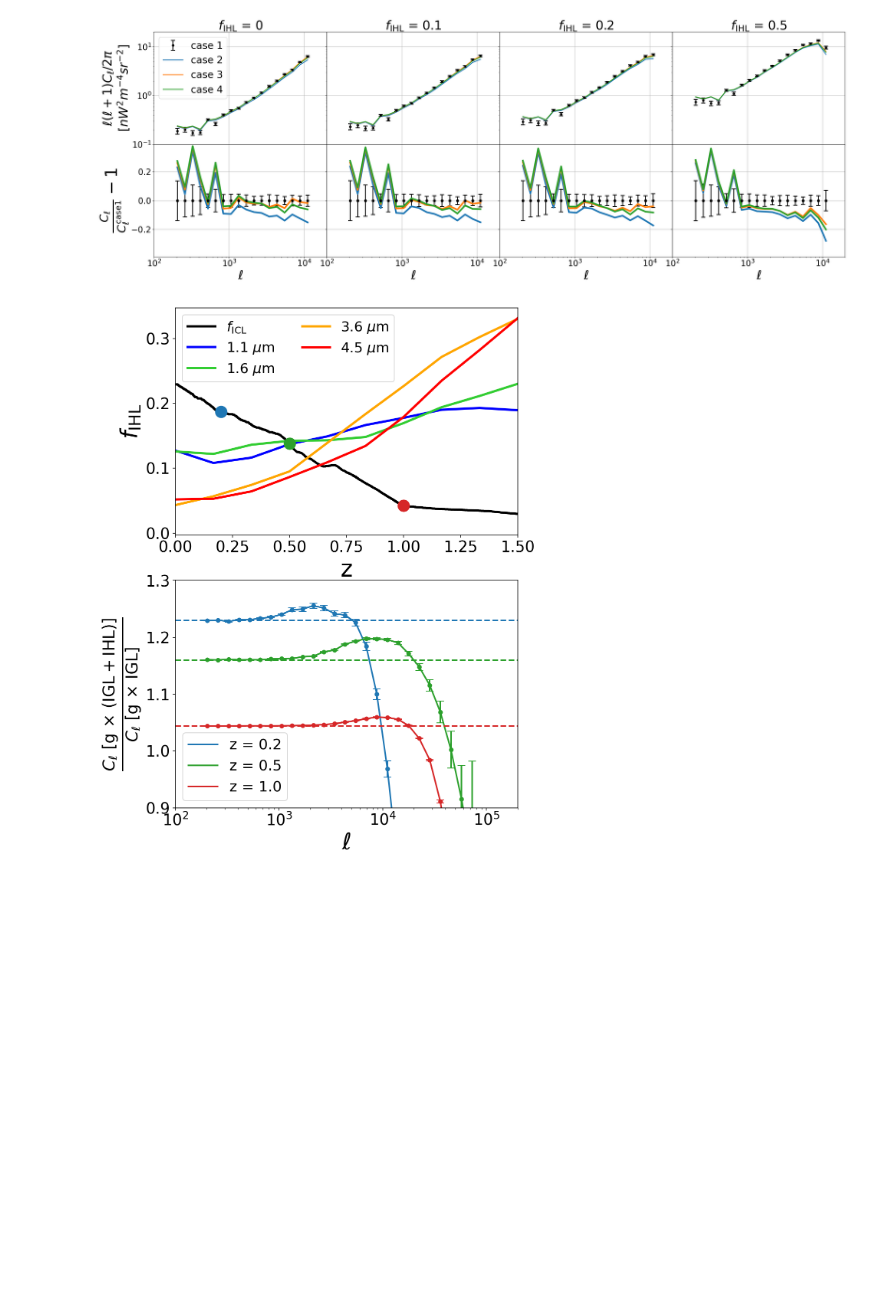
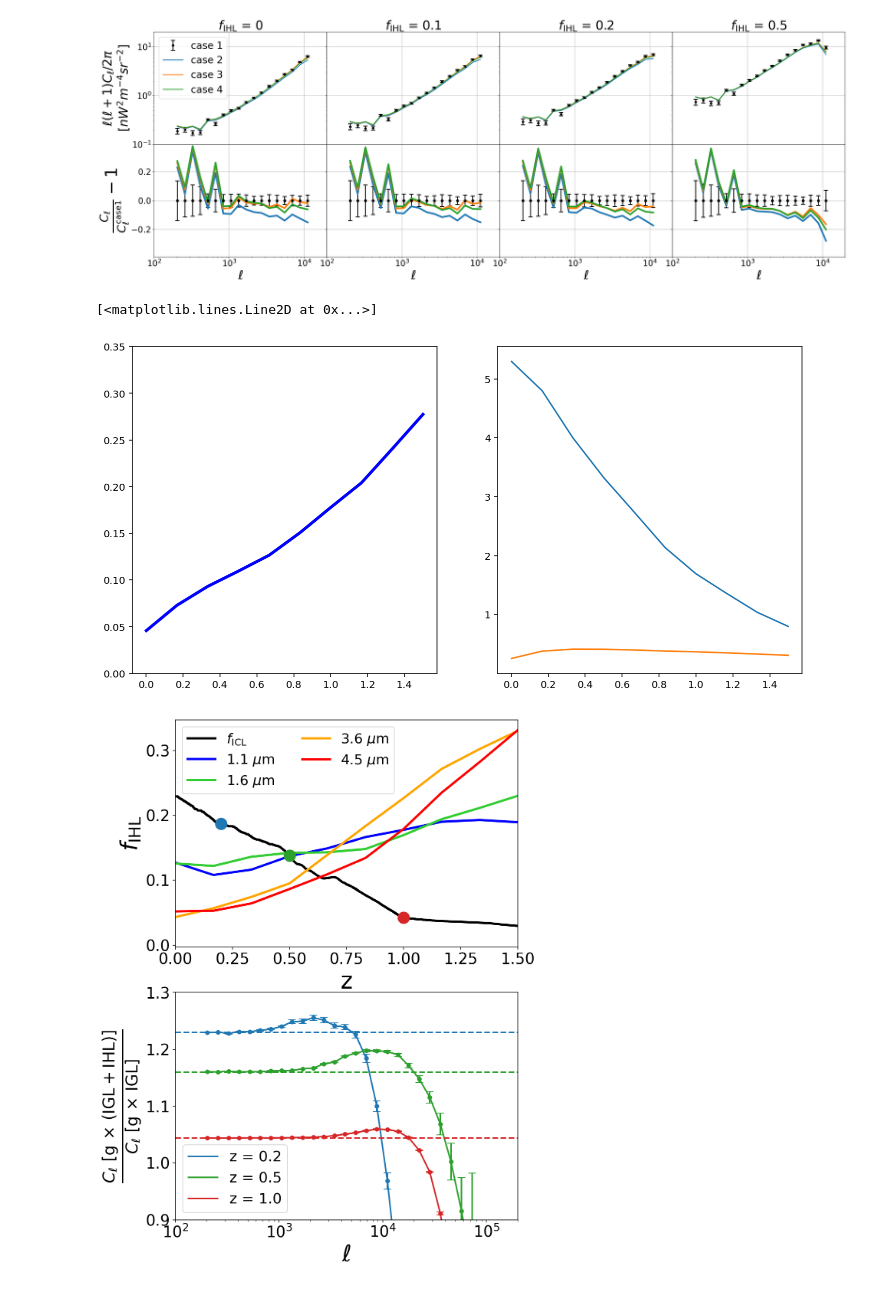
Before and after one commit to yuntingcheng/python_ciber, a Jupyter notebook: stack_modelfit/MICECAT_paperfigs.ipynb, the cells around one changed output. Saved outputs shown, nothing was run; the diff lists cells and outputs as text; code cells hidden in the pictures; blank space fills up the shorter version.

```diff
--- a/stack_modelfit/MICECAT_paperfigs.ipynb
+++ b/stack_modelfit/MICECAT_paperfigs.ipynb
@@ -1220,6 +1334,74 @@ def dnuInu_dz_IGL(z, wl, logMmin=9.03, logMmax=11.91):
     I_IGL = Helgason_model().dnuInu_dz(z, wl) #* Mihl/Mtot
 
     return I_IGL
+# %%
+def L_IHL_z(z, logMmin=9.03, logMmax=11.91):
+    Mh_binedges = np.logspace(logMmin, logMmax, 1000)
+    lnMh_binedges = np.log(Mh_binedges)
+    lnMh_bins = (lnMh_binedges[1:] + lnMh_binedges[:-1]) / 2
+    dlnMh_bins = lnMh_binedges[1:] - lnMh_binedges[:-1]
+    # dndm_binedges, _ = HMFz(z).dndm(m_arr=Mh_binedges)
+    # dndlnm_binedges = dndm_binedges * Mh_binedges
+    dndlnm_binedges = get_dndlnM_fast(z, Mh_binedges)[0]
+    dndlnm_bins = np.sqrt(dndlnm_binedges[1:]*dndlnm_binedges[:-1])
+
+    Af = 0.0015
+    beta = 0.094
+    alpha=1.23
+    f_IHL_M = Af * (np.exp(lnMh_bins)/1e12)**beta
+    L_M_z0 = 5.64e12 * (np.exp(lnMh_bins)/2.7e14)**0.72
+    z_scale = (1+z)**alpha
+    L_IHL_M_z = f_IHL_M * L_M_z0 * z_scale
+
+    dL_dV = np.sum(dndlnm_bins*dlnMh_bins*L_IHL_M_z)
+    return dL_dV
+
+def dnuInu_dz_IHL(z, wl, logMmin=9.03, logMmax=11.91):
+
+    # IHL_SED_data = np.loadtxt('Z14_S25_3Gyr.txt', delimiter=',')
+    # wl_data, wlIwl_data = IHL_SED_data.T
+    # wlIwl_data, wl_data = wlIwl_data[np.argsort(wl_data)], wl_data[np.argsort(wl_data)]
+
+    wl_data = [0.2, 0.4, 0.6, 1, 2, 3, 4, 5]
+    wlIwl_data = [1e-2, 2e-1, 1.5, 2, 1, 6e-1, 2e-1, 1e-1]
+    wlfwl = np.exp(np.interp(wl/(1+z), wl_data, np.log(wlIwl_data)))
+
+    dnuLnu_dV = L_IHL_z(z, logMmin, logMmax) * wlfwl
+    dchi_dz = (const.c / cosmo.H(z)).to(u.Mpc).value
+    dMpc2_dsr = (cosmo.kpc_comoving_per_arcmin(z).to(u.Mpc/u.rad).value)**2
+    DL = cosmo.luminosity_distance(z).value
+    dnuInu_dz = dnuLnu_dV * dchi_dz * dMpc2_dsr / (4 * np.pi * DL**2) # Lsun/Mpc2/sr
+    dnuInu_dz = dnuInu_dz * (u.Lsun/u.Mpc**2).to(u.nW/u.m**2) # nW/m2/sr
+
+    return dnuInu_dz
+
+# z_arr = np.linspace(0,1.5,10)
+# z_arr[0] = 1e-3
+# f_IHL_model = {'z_arr':z_arr, 'wl_arr': [3.6]}#'wl_arr': [1.1, 1.6, 3.6, 4.5]}
+# for wl in f_IHL_model['wl_arr']:
+#     f_IHL_arr = np.zeros_like(z_arr)
+#     I_IGL_arr = np.zeros_like(z_arr)
+#     I_IHL_arr = np.zeros_like(z_arr)
+#     for iz,z in enumerate(z_arr):
+#         I_IGL = dnuInu_dz_IGL(z, wl)
+#         I_IHL = dnuInu_dz_IHL(z, wl)
+#         f_IHL_arr[iz] = I_IHL/(I_IGL+I_IHL)
+#         I_IGL_arr[iz] = I_IGL
+#         I_IHL_arr[iz] = I_IHL
+#     f_IHL_model[wl] = f_IHL_arr
+# z_arr = f_IHL_model['z_arr']
+# wl_arr = f_IHL_model['wl_arr']
+
+fig, ax = plt.subplots(1,2,figsize=(12,6))
+for wl,c in zip(wl_arr, ['Blue','LimeGreen','Orange','Red']):
+    ax[0].plot(z_arr, f_IHL_model[wl], c=c, lw=3, label='{}'.format(wl) + r' $\mu$m')
+ax[0].set_ylim([0,0.35])
+
+ax[1].plot(z_arr, I_IGL_arr)
+ax[1].plot(z_arr, I_IHL_arr)
+# %% [output]
+[<matplotlib.lines.Line2D at 0x...>]
+[figure, added]
 # %%
 from micecat_field import *
 
```
Also changed, not shown: parts of 5 cells of this notebook, 1 other file.
